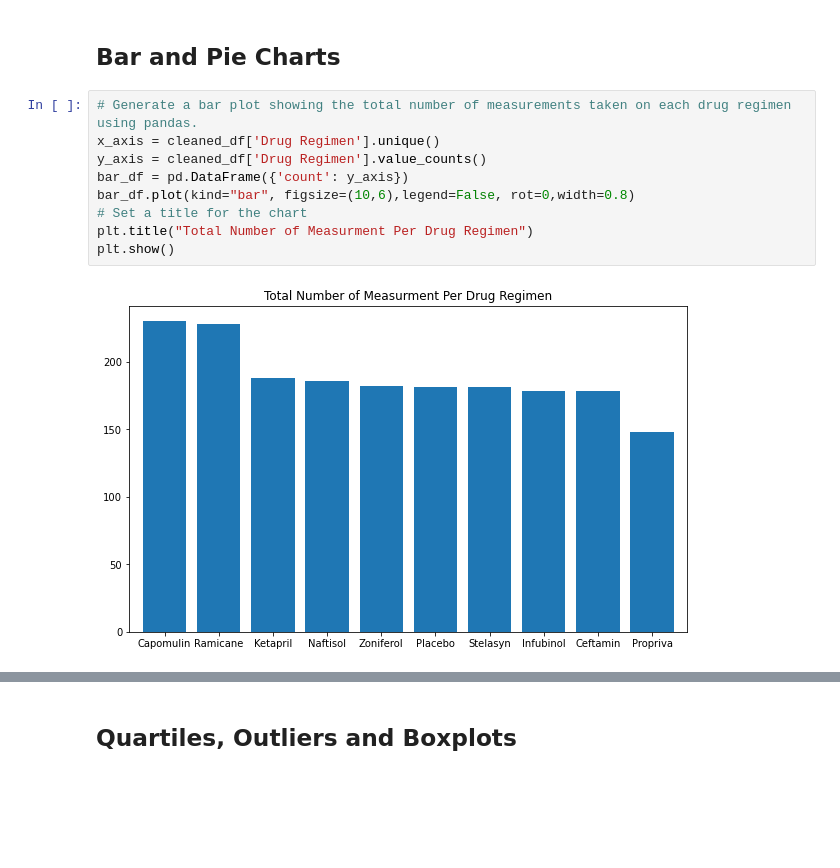
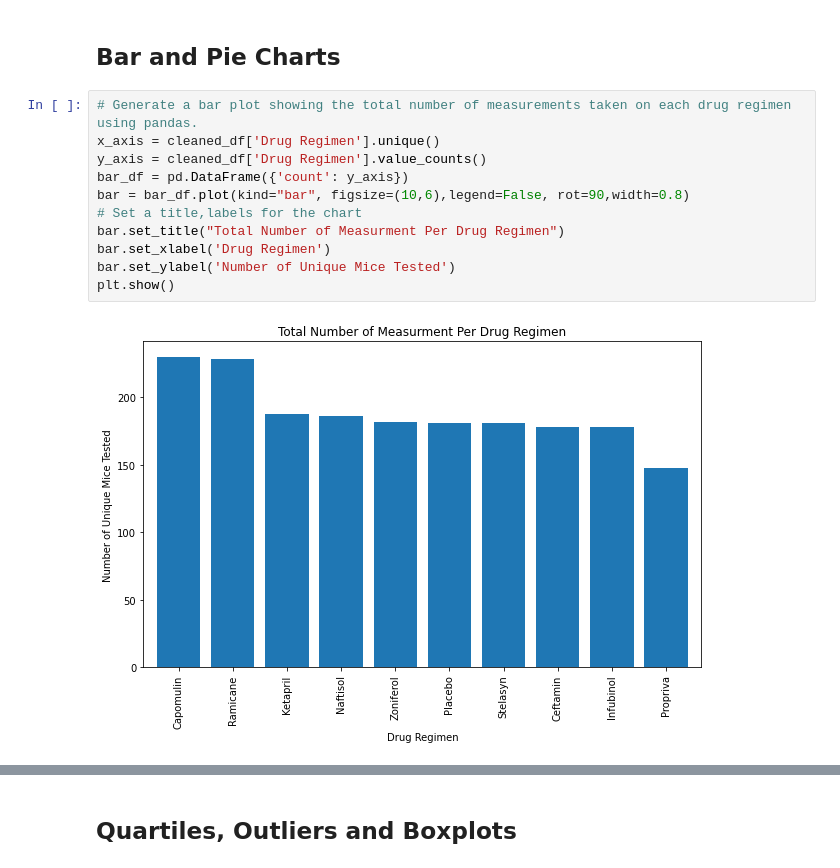
Before and after one commit to yangty152/Matplotlib-Homework, a Jupyter notebook: Pymaceuticals/pymaceuticals_starter.ipynb, the cells around one changed output, grey strips where cells are left out. Cells and saved outputs as stored; diff of their text form; blank space fills up the shorter version.

```diff
--- a/Pymaceuticals/pymaceuticals_starter.ipynb
+++ b/Pymaceuticals/pymaceuticals_starter.ipynb
@@ -122,14 +126,16 @@ summary_df2
 # %%
 # Generate a bar plot showing the total number of measurements taken on each drug regimen using pandas.
 x_axis = cleaned_df['Drug Regimen'].unique()
 y_axis = cleaned_df['Drug Regimen'].value_counts()
 bar_df = pd.DataFrame({'count': y_axis})
-bar_df.plot(kind="bar", figsize=(10,6),legend=False, rot=0,width=0.8)
-# Set a title for the chart
-plt.title("Total Number of Measurment Per Drug Regimen")
+bar = bar_df.plot(kind="bar", figsize=(10,6),legend=False, rot=90,width=0.8)
+# Set a title,labels for the chart
+bar.set_title("Total Number of Measurment Per Drug Regimen")
+bar.set_xlabel('Drug Regimen')
+bar.set_ylabel('Number of Unique Mice Tested')
 plt.show()
 # %% [output]
-[figure, old version]
+[figure, new version]
 # %%
 # Generate a bar plot showing the total number of measurements taken on each drug regimen using pyplot.
 x_axis = np.arange(0,len(bar_df))
```
Also changed, not shown: parts of 9 cells of this notebook.
